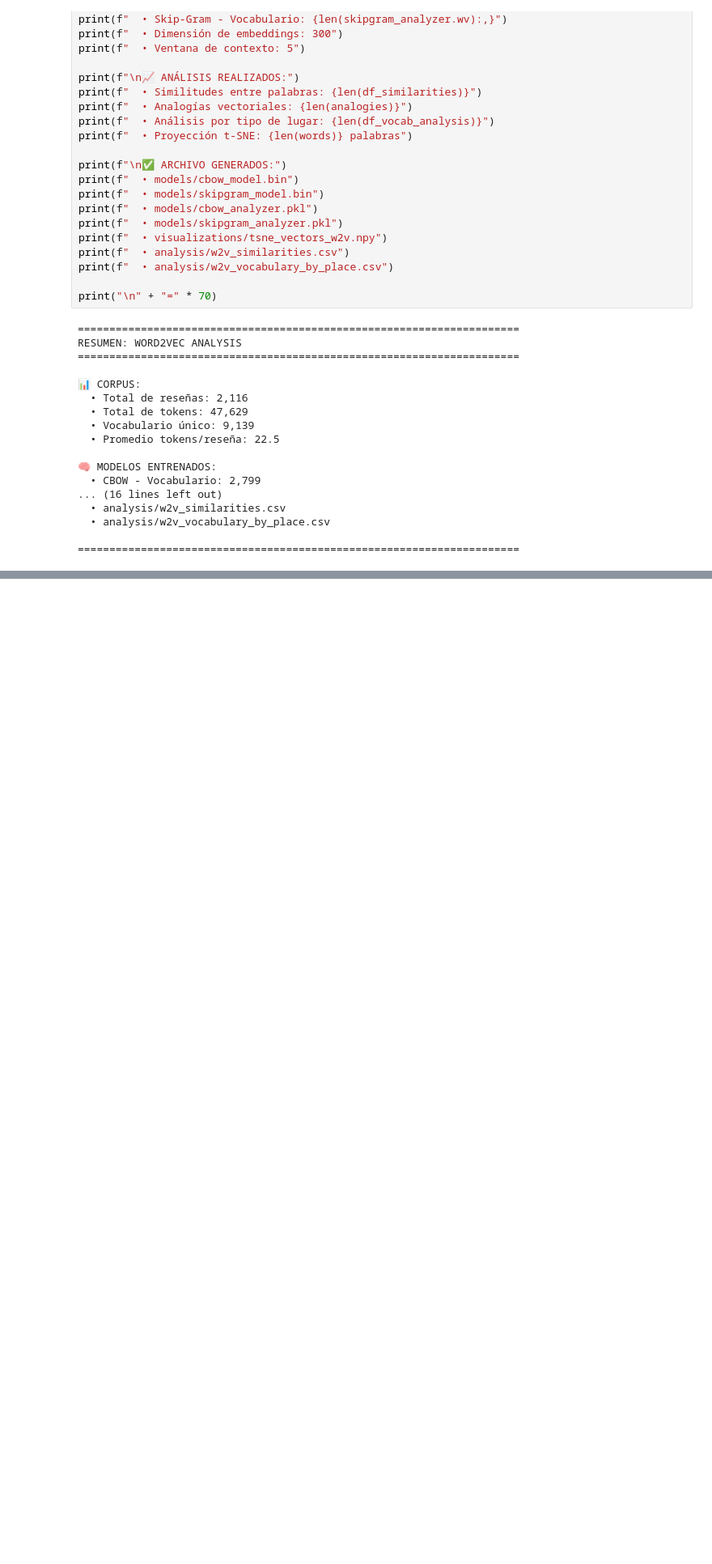
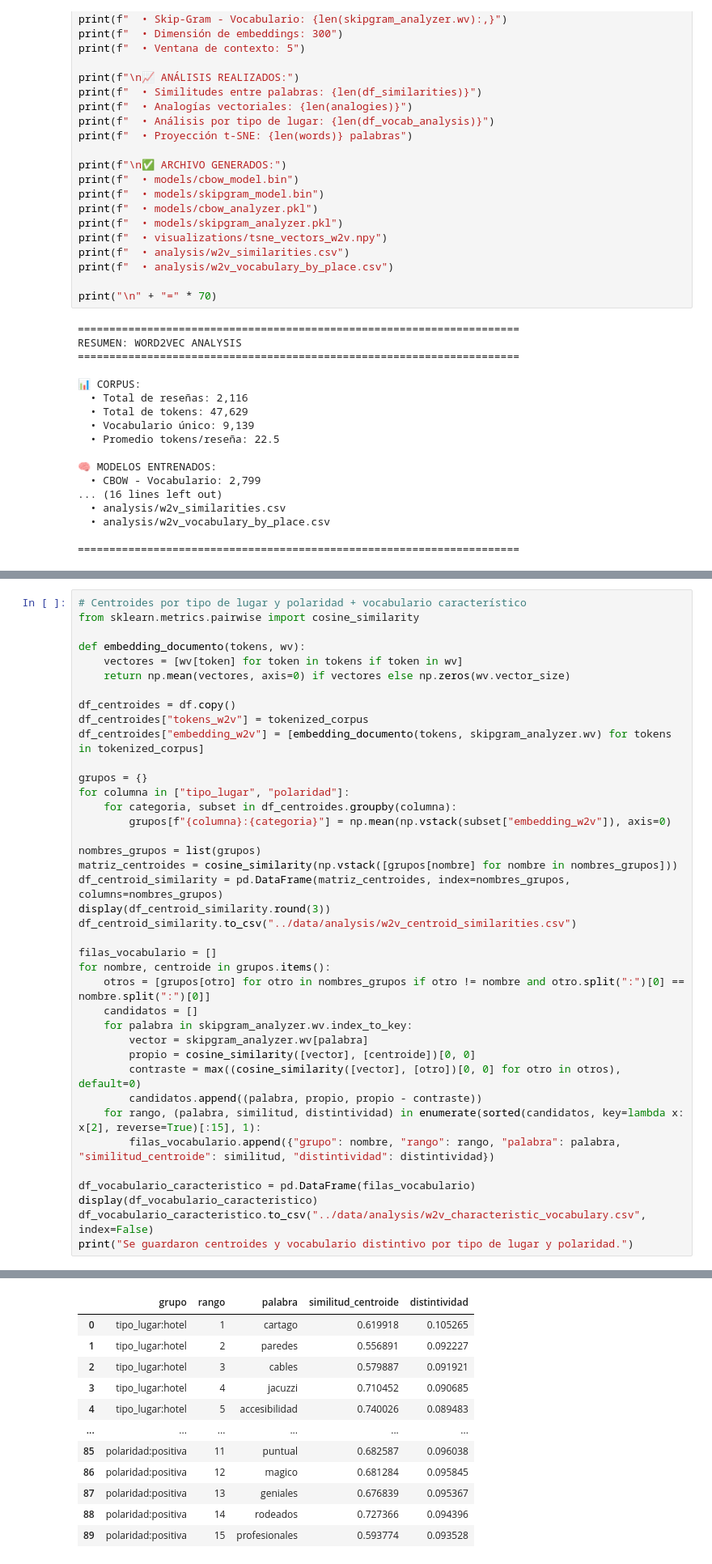
Before and after one commit to VictorRNavarro/Proyecto2_Analisis_semantico_de_rese-as, a Jupyter notebook: notebooks/03_word2vec_analisis.ipynb, the cells around one changed output, grey strips where cells are left out. Shown at 81% size. Cells and saved outputs as stored; diff of their text form; blank space fills up the shorter version.

```diff
--- a/notebooks/03_word2vec_analisis.ipynb
+++ b/notebooks/03_word2vec_analisis.ipynb
@@ -544,0 +547,40 @@ RESUMEN: WORD2VEC ANALYSIS
+# %%
+# Centroides por tipo de lugar y polaridad + vocabulario característico
+from sklearn.metrics.pairwise import cosine_similarity
+
+def embedding_documento(tokens, wv):
+    vectores = [wv[token] for token in tokens if token in wv]
+    return np.mean(vectores, axis=0) if vectores else np.zeros(wv.vector_size)
+
+df_centroides = df.copy()
+df_centroides["tokens_w2v"] = tokenized_corpus
+df_centroides["embedding_w2v"] = [embedding_documento(tokens, skipgram_analyzer.wv) for tokens in tokenized_corpus]
+
+grupos = {}
+for columna in ["tipo_lugar", "polaridad"]:
+    for categoria, subset in df_centroides.groupby(columna):
+        grupos[f"{columna}:{categoria}"] = np.mean(np.vstack(subset["embedding_w2v"]), axis=0)
+
+nombres_grupos = list(grupos)
+matriz_centroides = cosine_similarity(np.vstack([grupos[nombre] for nombre in nombres_grupos]))
+df_centroid_similarity = pd.DataFrame(matriz_centroides, index=nombres_grupos, columns=nombres_grupos)
+display(df_centroid_similarity.round(3))
+df_centroid_similarity.to_csv("../data/analysis/w2v_centroid_similarities.csv")
+
+filas_vocabulario = []
+for nombre, centroide in grupos.items():
+    otros = [grupos[otro] for otro in nombres_grupos if otro != nombre and otro.split(":")[0] == nombre.split(":")[0]]
+    candidatos = []
+    for palabra in skipgram_analyzer.wv.index_to_key:
+        vector = skipgram_analyzer.wv[palabra]
+        propio = cosine_similarity([vector], [centroide])[0, 0]
+        contraste = max((cosine_similarity([vector], [otro])[0, 0] for otro in otros), default=0)
+        candidatos.append((palabra, propio, propio - contraste))
+    for rango, (palabra, similitud, distintividad) in enumerate(sorted(candidatos, key=lambda x: x[2], reverse=True)[:15], 1):
+        filas_vocabulario.append({"grupo": nombre, "rango": rango, "palabra": palabra, "similitud_centroide": similitud, "distintividad": distintividad})
+
+df_vocabulario_caracteristico = pd.DataFrame(filas_vocabulario)
+display(df_vocabulario_caracteristico)
+df_vocabulario_caracteristico.to_csv("../data/analysis/w2v_characteristic_vocabulary.csv", index=False)
+print("Se guardaron centroides y vocabulario distintivo por tipo de lugar y polaridad.")
+# %% [output]
@@ -544,0 +594,12 @@ RESUMEN: WORD2VEC ANALYSIS
+|  | grupo | rango | palabra | similitud_centroide | distintividad |
+| 0 | tipo_lugar:hotel | 1 | cartago | 0.619918 | 0.105265 |
+| 1 | tipo_lugar:hotel | 2 | paredes | 0.556891 | 0.092227 |
+| 2 | tipo_lugar:hotel | 3 | cables | 0.579887 | 0.091921 |
+| 3 | tipo_lugar:hotel | 4 | jacuzzi | 0.710452 | 0.090685 |
+| 4 | tipo_lugar:hotel | 5 | accesibilidad | 0.740026 | 0.089483 |
+| ... | ... | ... | ... | ... | ... |
+| 85 | polaridad:positiva | 11 | puntual | 0.682587 | 0.096038 |
+| 86 | polaridad:positiva | 12 | magico | 0.681284 | 0.095845 |
+| 87 | polaridad:positiva | 13 | geniales | 0.676839 | 0.095367 |
+| 88 | polaridad:positiva | 14 | rodeados | 0.727366 | 0.094396 |
+| 89 | polaridad:positiva | 15 | profesionales | 0.593774 | 0.093528 |
```
Also changed, not shown: parts of 7 cells of this notebook, 6 other files.
